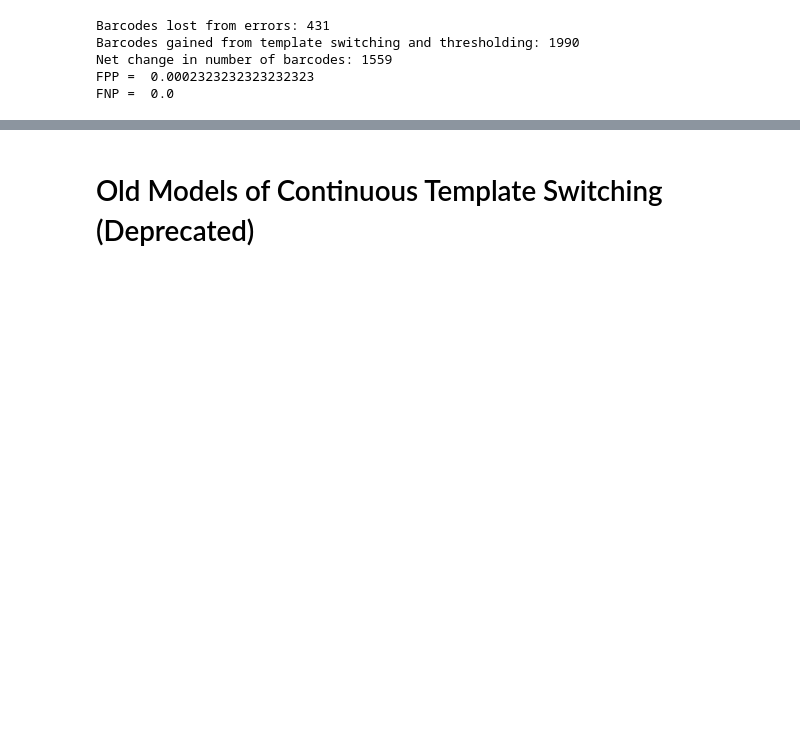
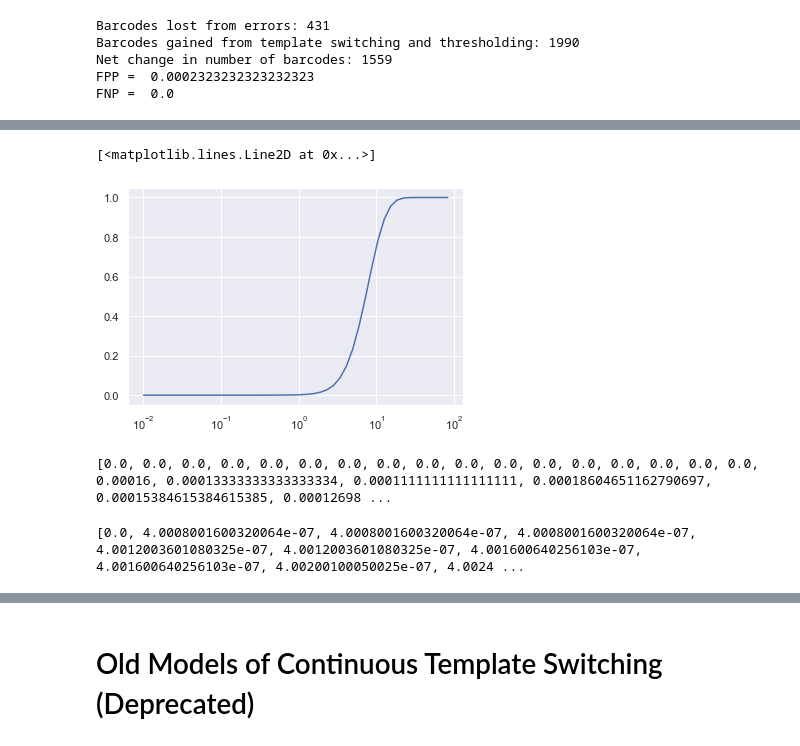
Before and after one commit to dbli2000/SARS-CoV2-Bloom-Filter, a Jupyter notebook: SARSCoV2barcoding v3.ipynb, the cells around one changed output, grey strips where cells are left out. Saved outputs shown, nothing was run; the diff lists cells and outputs as text; code cells hidden in the pictures; blank space fills up the shorter version.

```diff
--- a/SARSCoV2barcoding v3.ipynb
+++ b/SARSCoV2barcoding v3.ipynb
@@ -1726,0 +1807,5 @@ FNP =  0.0
+# %%
+plt.semilogx(percentages, FPP1)
+# %% [output]
+[<matplotlib.lines.Line2D at 0x...>]
+[figure, added]
@@ -1726,0 +1830,8 @@ FNP =  0.0
+# %%
+print(FNP5, FNP6, FNP7, FNP8)
+# %% [output]
+[0.0, 0.0, 0.0, 0.0, 0.0, 0.0, 0.0, 0.0, 0.0, 0.0, 0.0, 0.0, 0.0, 0.0, 0.0, 0.0, 0.0, 0.00016, 0.00013333333333333334, 0.0001111111111111111, 0.00018604651162790697, 0.00015384615384615385, 0.00012698 ...
+# %%
+print(FPP5, FPP6, FPP7, FPP8)
+# %% [output]
+[0.0, 4.0008001600320064e-07, 4.0008001600320064e-07, 4.0008001600320064e-07, 4.0012003601080325e-07, 4.0012003601080325e-07, 4.001600640256103e-07, 4.001600640256103e-07, 4.00200100050025e-07, 4.0024 ...
```
Also changed, not shown: parts of 12 cells of this notebook.
